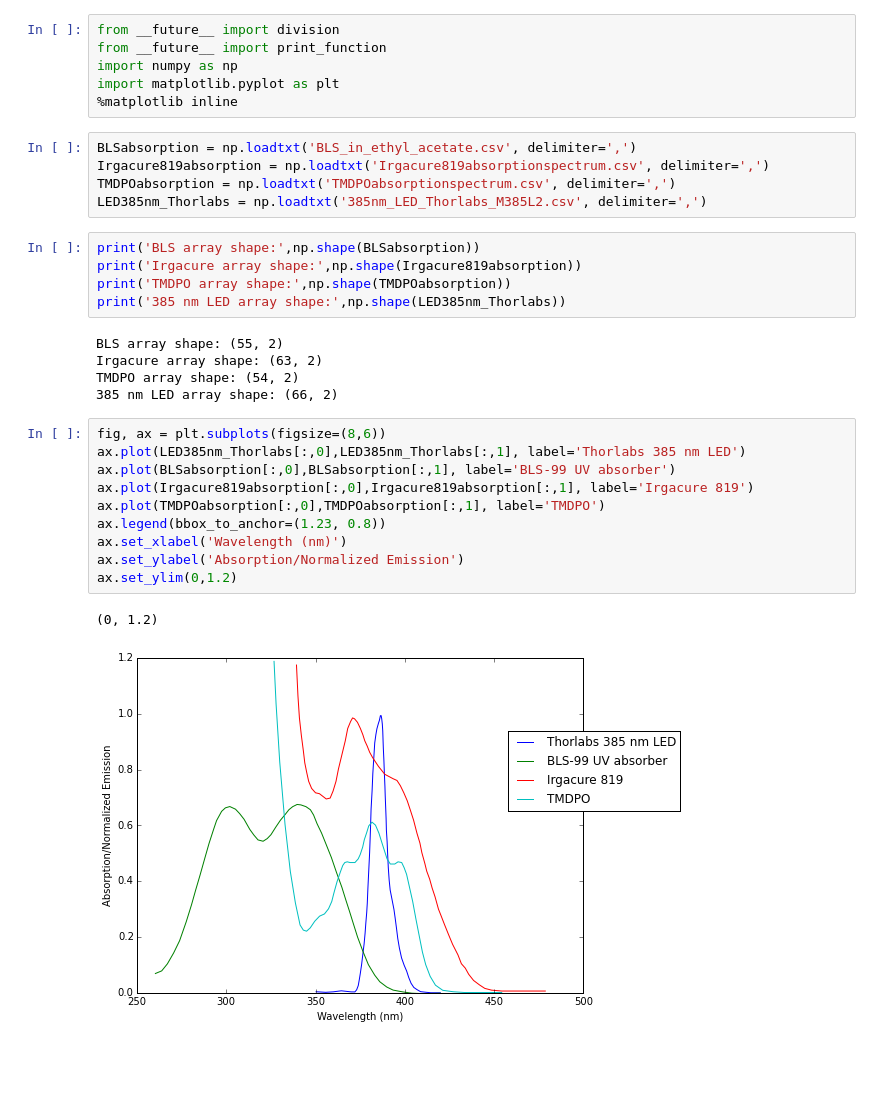
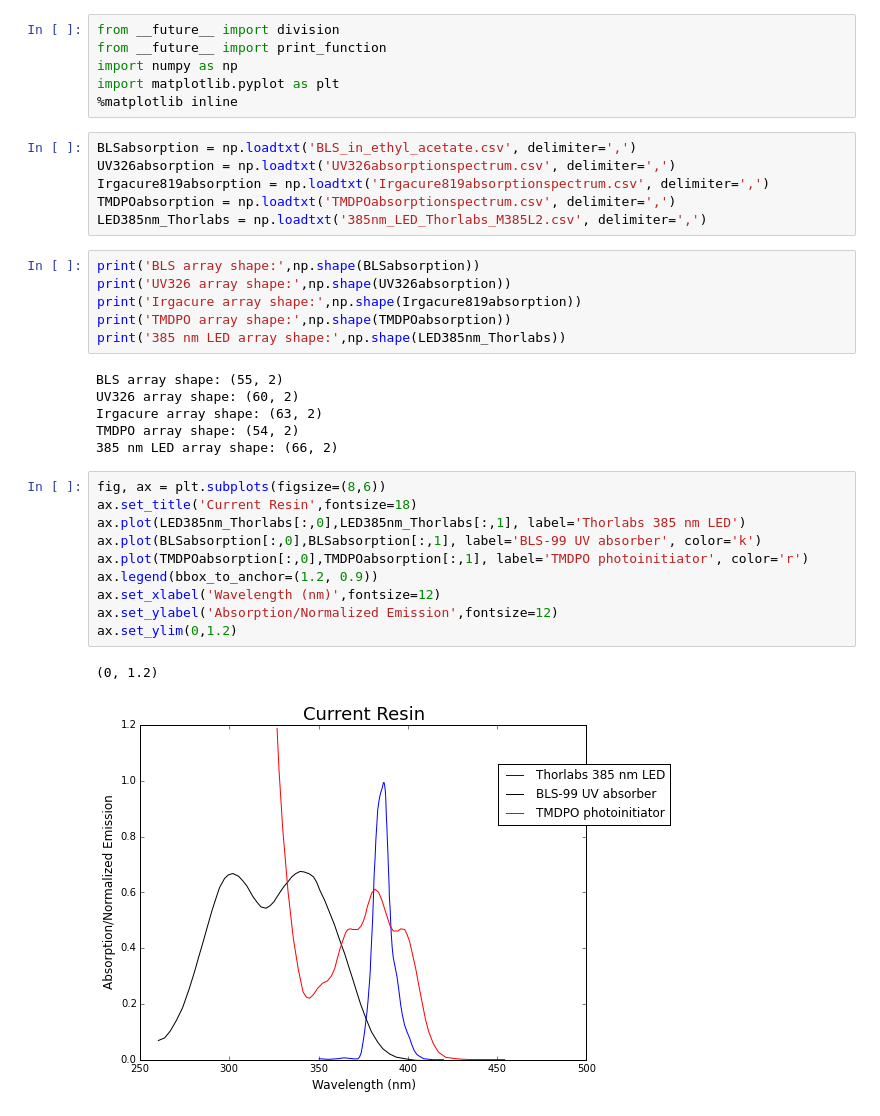
Before and after one commit to eelcodijkstra/teststuff, a Jupyter notebook: miscquicktests/150316_spectra_for_resin_dev/150316_plot_spectra.ipynb, the cells around one changed output. Saved outputs shown, nothing was run; the diff lists cells and outputs as text; blank space fills up the shorter version.

Commit message:
create individual plots for different possible resins

```diff
--- a/miscquicktests/150316_spectra_for_resin_dev/150316_plot_spectra.ipynb
+++ b/miscquicktests/150316_spectra_for_resin_dev/150316_plot_spectra.ipynb
@@ -6,29 +6,32 @@ import matplotlib.pyplot as plt
 %matplotlib inline
 # %%
 BLSabsorption = np.loadtxt('BLS_in_ethyl_acetate.csv', delimiter=',')
+UV326absorption = np.loadtxt('UV326absorptionspectrum.csv', delimiter=',')
 Irgacure819absorption = np.loadtxt('Irgacure819absorptionspectrum.csv', delimiter=',')
 TMDPOabsorption = np.loadtxt('TMDPOabsorptionspectrum.csv', delimiter=',')
 LED385nm_Thorlabs = np.loadtxt('385nm_LED_Thorlabs_M385L2.csv', delimiter=',')
 # %%
 print('BLS array shape:',np.shape(BLSabsorption))
+print('UV326 array shape:',np.shape(UV326absorption))
 print('Irgacure array shape:',np.shape(Irgacure819absorption))
 print('TMDPO array shape:',np.shape(TMDPOabsorption))
 print('385 nm LED array shape:',np.shape(LED385nm_Thorlabs))
 # %% [output]
 BLS array shape: (55, 2)
+UV326 array shape: (60, 2)
 Irgacure array shape: (63, 2)
 TMDPO array shape: (54, 2)
 385 nm LED array shape: (66, 2)
 # %%
 fig, ax = plt.subplots(figsize=(8,6))
+ax.set_title('Current Resin',fontsize=18)
 ax.plot(LED385nm_Thorlabs[:,0],LED385nm_Thorlabs[:,1], label='Thorlabs 385 nm LED')
-ax.plot(BLSabsorption[:,0],BLSabsorption[:,1], label='BLS-99 UV absorber')
-ax.plot(Irgacure819absorption[:,0],Irgacure819absorption[:,1], label='Irgacure 819')
-ax.plot(TMDPOabsorption[:,0],TMDPOabsorption[:,1], label='TMDPO')
-ax.legend(bbox_to_anchor=(1.23, 0.8))
-ax.set_xlabel('Wavelength (nm)')
-ax.set_ylabel('Absorption/Normalized Emission')
+ax.plot(BLSabsorption[:,0],BLSabsorption[:,1], label='BLS-99 UV absorber', color='k')
+ax.plot(TMDPOabsorption[:,0],TMDPOabsorption[:,1], label='TMDPO photoinitiator', color='r')
+ax.legend(bbox_to_anchor=(1.2, 0.9))
+ax.set_xlabel('Wavelength (nm)',fontsize=12)
+ax.set_ylabel('Absorption/Normalized Emission',fontsize=12)
 ax.set_ylim(0,1.2)
 # %% [output]
 (0, 1.2)
-[figure, old version]
+[figure, new version]
```
Also changed, not shown: parts of 3 cells of this notebook, 2 other files.
